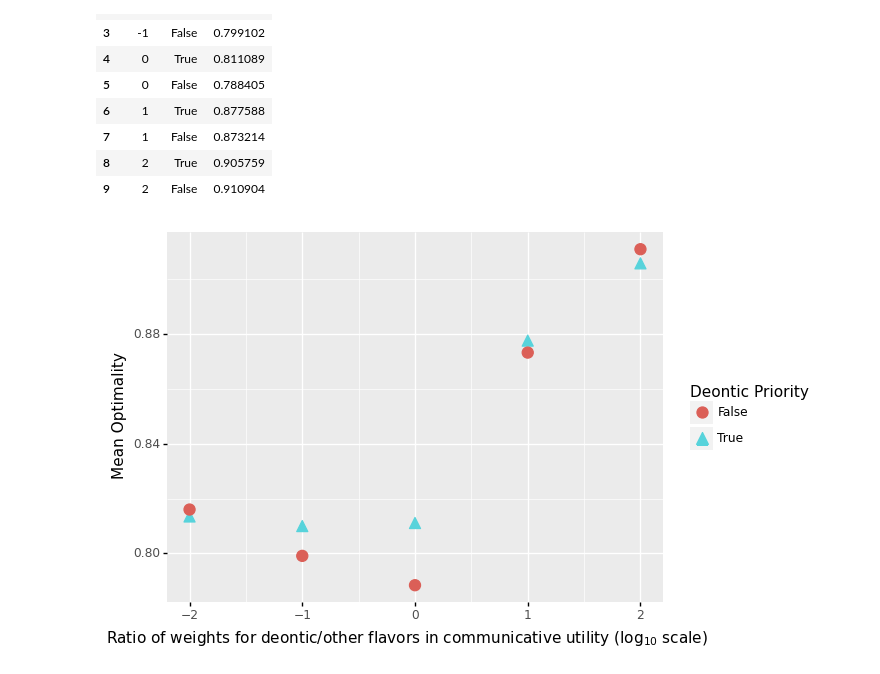
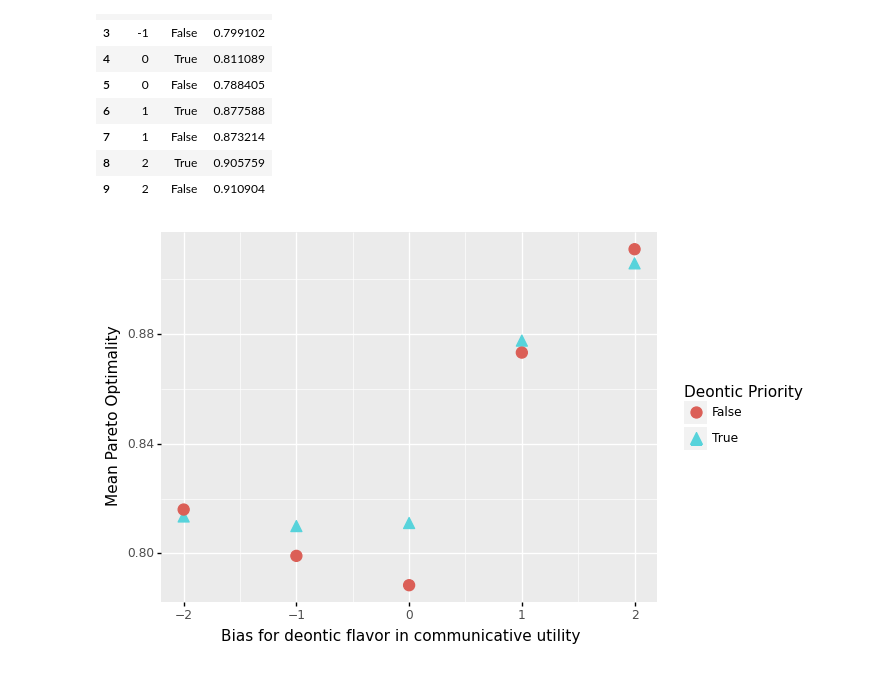
Before and after one commit to nathimel/modals-effcomm, a Jupyter notebook: src/cogsci_weight_vs_optimality.ipynb, the cells around one changed output. Cells and saved outputs as stored; diff of their text form; code cells hidden in the pictures.

```diff
--- a/src/cogsci_weight_vs_optimality.ipynb
+++ b/src/cogsci_weight_vs_optimality.ipynb
@@ -100,19 +100,19 @@ ratio_data["Deontic Priority"] = ratio_data["uegaki"]
 # %%
 # get a basic plot
 
 plot = (
     pn.ggplot(data=ratio_data, mapping=pn.aes(x="ratio", y="optimality"))
     + pn.geom_point(
         data=ratio_data,
         mapping=pn.aes(shape="Deontic Priority", color="Deontic Priority"),
         size=4,
     )
-    + pn.xlab("Bias for deontic flavors in communicative utility")
-    + pn.ylab("Mean Optimality")
+    + pn.xlab("Bias for deontic flavor in communicative utility")
+    + pn.ylab("Mean Pareto Optimality")
 )
 print(plot)
 # %% [output]
-[figure, old version]
+[figure, new version]
 # %%
 # save
 fn = "/Users/nathanielimel/clms/projects/modals-effcomm/outputs/cogsci/base/weighted_utility_search/ratio_vs_opt.png"
```
Also changed, not shown: 2 other files.
